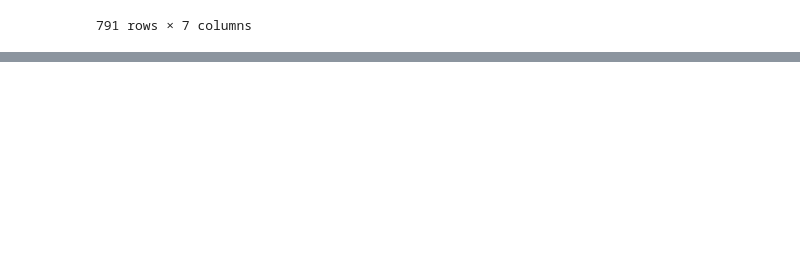
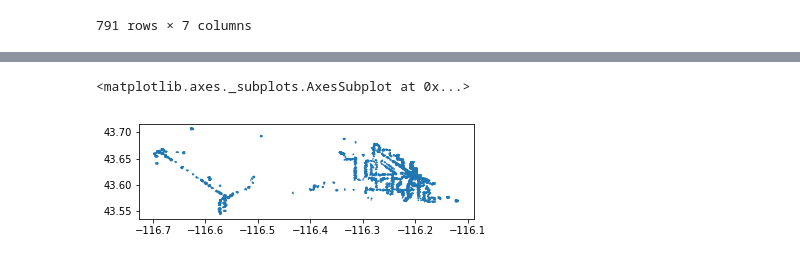
Before and after one commit to bcparker21/walksheds, a Jupyter notebook: Walksheds.ipynb, the cells around one changed output, grey strips where cells are left out. Cells and saved outputs as stored; diff of their text form; code cells hidden in the pictures; blank space fills up the shorter version.

Commit message:
Appendages!

```diff
--- a/Walksheds.ipynb
+++ b/Walksheds.ipynb
@@ -119,0 +113,4 @@ for index, row in enumerate(a):
+# %%
+allwalksheds=[]
+allwalksheds=gpd.GeoDataFrame(allwalksheds)
+d={}
@@ -119,0 +149,4 @@ for index, row in enumerate(a):
+# %%
+for key,value in d.items():
+    allwalksheds=allwalksheds.append(value[:])
+    print('appending: '+ key)
@@ -119,0 +195,5 @@ for index, row in enumerate(a):
+# %%
+allwalksheds.plot()
+# %% [output]
+<matplotlib.axes._subplots.AxesSubplot at 0x...>
+[figure, added]
```
Also changed, not shown: parts of 17 cells of this notebook.
